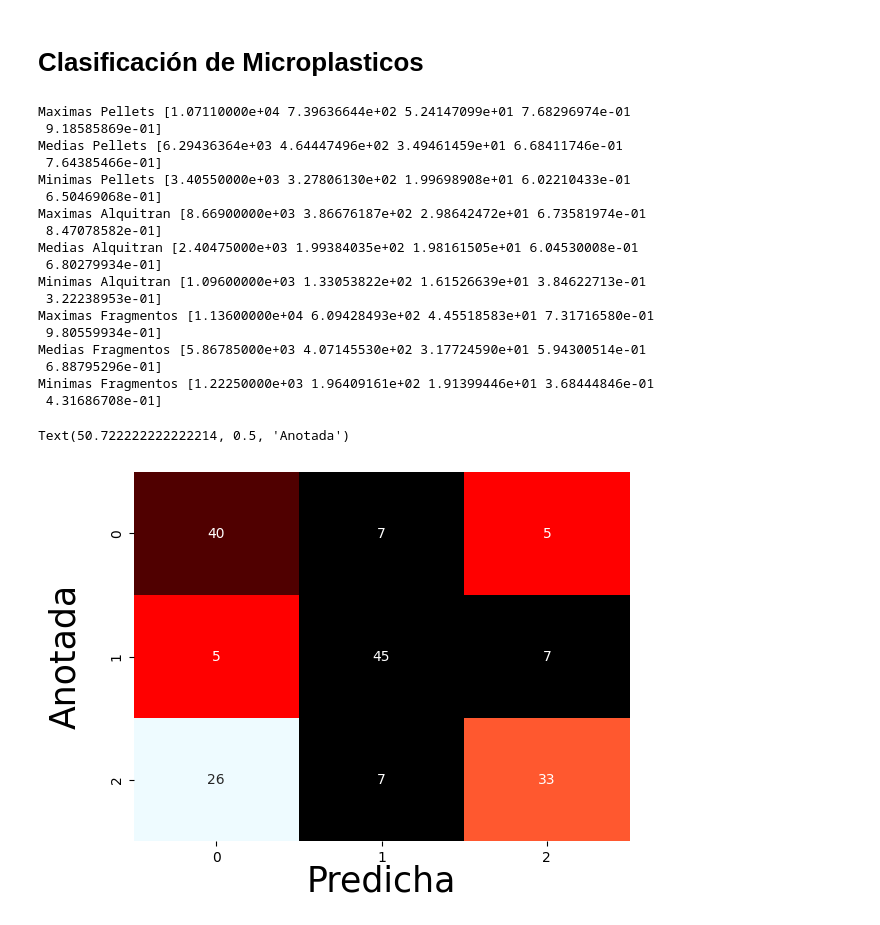
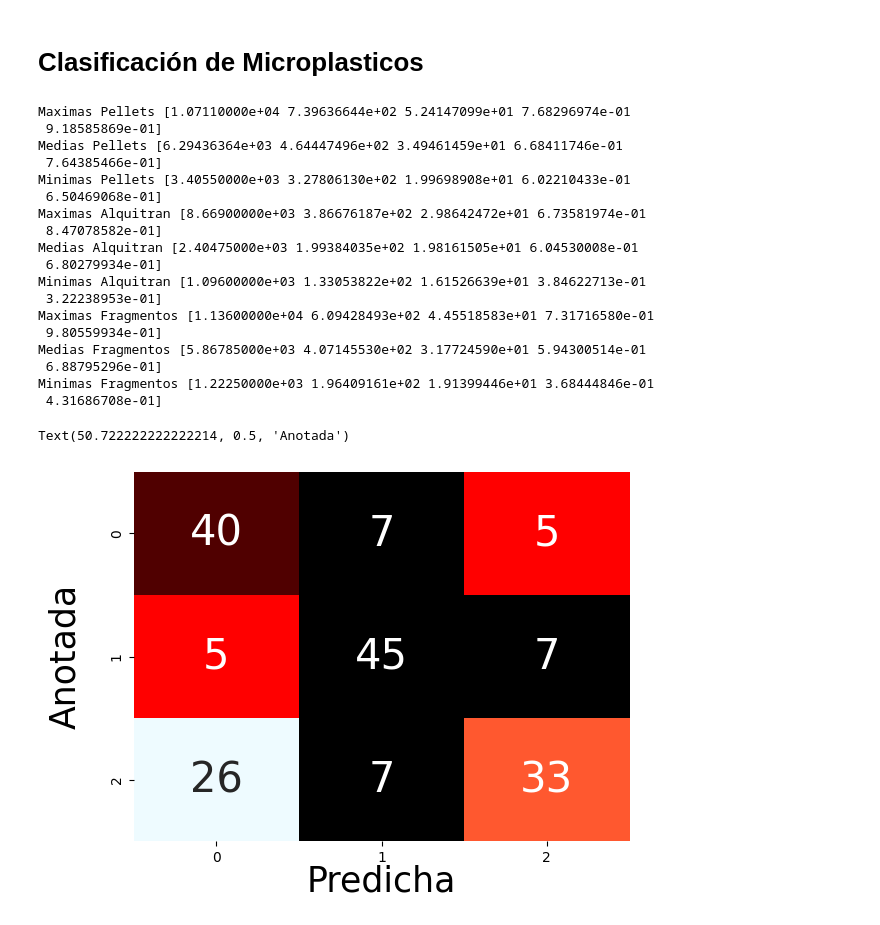
Before and after one commit to antonioap101/VC, a Jupyter notebook: Practica3/VC_P3_TAREAS.ipynb, the cells around one changed output. Cells and saved outputs as stored; diff of their text form; code cells hidden in the pictures.

Commit message:
Aumento tamaño digitos mat. confusión

```diff
--- a/Practica3/VC_P3_TAREAS.ipynb
+++ b/Practica3/VC_P3_TAREAS.ipynb
@@ -498,31 +498,32 @@ ax = sns.heatmap(
         fmt='d', # valores enteros
         cbar=False, # sin barra de colores
         cmap='flag', # mapa de colores
         #vmax=175 # contraste de color
+        annot_kws={"size": 30},  # Tamaño de la fuente para los números
     )
 
 #Etiquetas matriz de confusión
 label_font = {'size':'25'}
 ax.set_xlabel("Predicha", labelpad=-0.75, fontdict=label_font)
 ax.set_ylabel("Anotada", labelpad=20, fontdict=label_font)
 # %% [output]
 Maximas Pellets [1.07110000e+04 7.39636644e+02 5.24147099e+01 7.68296974e-01
  9.18585869e-01]
 Medias Pellets [6.29436364e+03 4.64447496e+02 3.49461459e+01 6.68411746e-01
  7.64385466e-01]
 Minimas Pellets [3.40550000e+03 3.27806130e+02 1.99698908e+01 6.02210433e-01
  6.50469068e-01]
 Maximas Alquitran [8.66900000e+03 3.86676187e+02 2.98642472e+01 6.73581974e-01
  8.47078582e-01]
 Medias Alquitran [2.40475000e+03 1.99384035e+02 1.98161505e+01 6.04530008e-01
  6.80279934e-01]
 Minimas Alquitran [1.09600000e+03 1.33053822e+02 1.61526639e+01 3.84622713e-01
  3.22238953e-01]
 Maximas Fragmentos [1.13600000e+04 6.09428493e+02 4.45518583e+01 7.31716580e-01
  9.80559934e-01]
 Medias Fragmentos [5.86785000e+03 4.07145530e+02 3.17724590e+01 5.94300514e-01
  6.88795296e-01]
 Minimas Fragmentos [1.22250000e+03 1.96409161e+02 1.91399446e+01 3.68444846e-01
  4.31686708e-01]
 Text(50.722222222222214, 0.5, 'Anotada')
-[figure, old version]
+[figure, new version]
```
